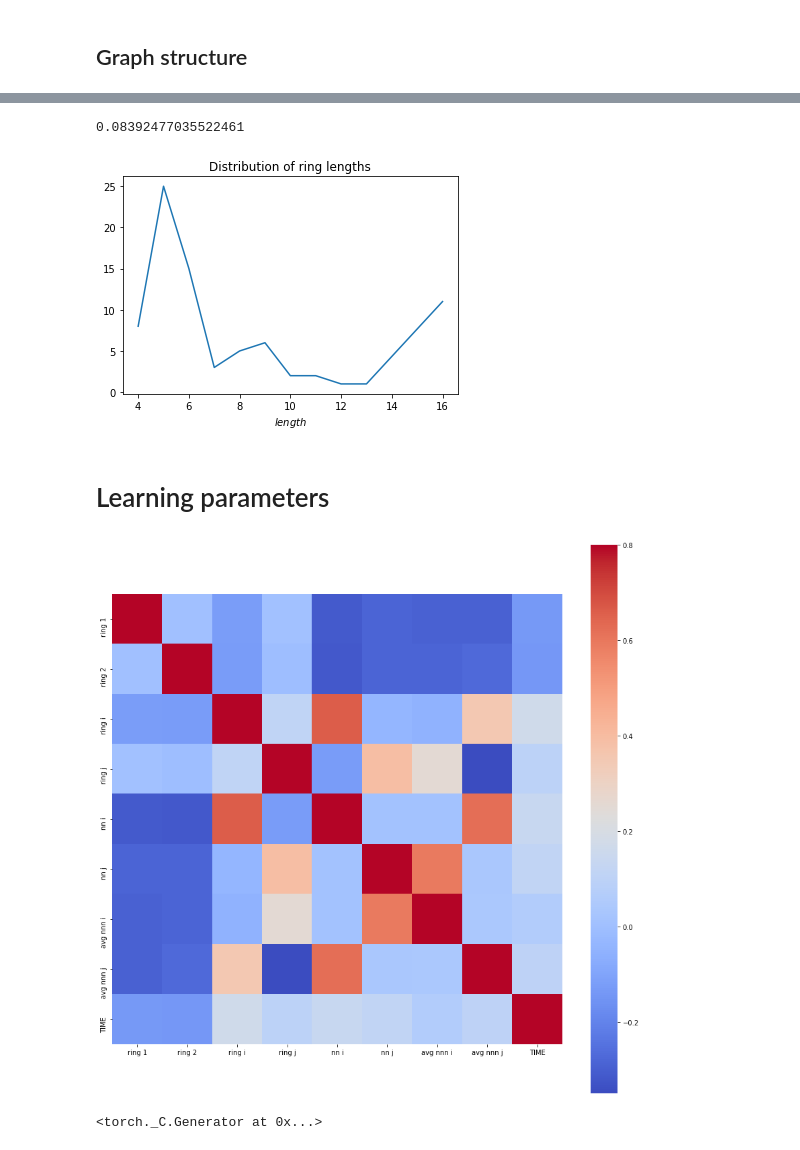
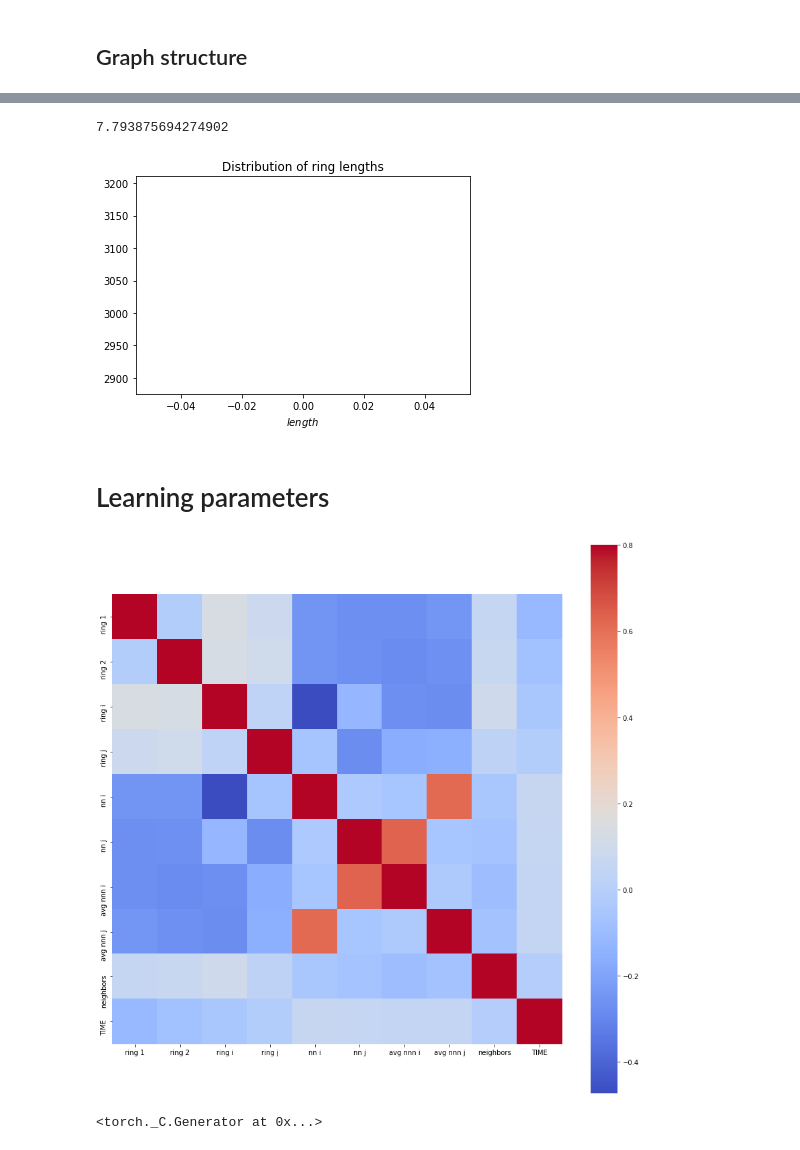
Before and after one commit to Simone7monaco/PatchyParticles, a Jupyter notebook: OrderParameters.ipynb, the cells around one changed output, grey strips where cells are left out. Cells and saved outputs as stored; diff of their text form; code cells hidden in the pictures.

```diff
--- a/OrderParameters.ipynb
+++ b/OrderParameters.ipynb
@@ -45,7 +40,7 @@ def nearestimage(v):
 # %%
 l = 0
 C=[]
-d=500; e=80
+d=500; e=85
 sname="snap."+str(e)+"."+str(d)+".patch"
 lname="breaklist_"+str(e)+"."+str(d)+".dat"
 with open(sname, "r") as snap:   #particle positions
@@ -77,6 +72,9 @@ with open(lname, "r") as file:  #Breaking Times
             events.append([int(tmp[0]), int(tmp[1]), float(tmp[3])])
 
 events=np.array(events)
+
+C_ind=[[C[i][0]]+[i] for i in range(len(C))]
+C_sort=sorted(C, key=lambda a: a[0])
 C=np.array(C)
 # %%
 dirs=["s", "d"]
@@ -129,6 +144,6 @@ def cycle(i, j, direction): #return LEN, PREV vertice and FOR vertice
 # %%
 G=[set() for i in range(N)]
-edgelist=deque()
+edgelist=[]
 y=[]
 
 for evs in events:
@@ -163,6 +178,6 @@ plt.show()
 # %%
 #NEW
-X = np.array([-1*np.ones(8) for i in range(len(edgelist))])
+X = np.array([-1*np.ones(9) for i in range(len(edgelist))])
 P= dict()
 t0= tm.time()
 for i in range(N):
@@ -170,26 +185,32 @@ for i in range(N):
     if len(G[i]) == 0: continue
     for j in G[i]:
         e_idx = edgelist.index({i,j})
-        if X[e_idx][0] == -1:
-            X[e_idx][0], p1 = cycle(i, j, "s")                                                 #finds left ring
+        if i<j:
+            X[e_idx][0], p1, c1 = cycle(i, j, "s")                                   #finds left ring
+            r2, p2, c2 = cycle(i, j, "d")                                            #finds right ring
+            X[e_idx][1]=r2 if p1 != p2 else 0.
 
-            if X[e_idx][0] != 0:
-                #if p1[1]!=i and p1[1]!=j: p1.reverse()
-                Di = next(v for v in p1 if v in G[i] and v!=j)
-                Dj = next(v for v in p1 if v in G[j] and v!=i)
+            if X[e_idx][0]*X[e_idx][1] != 0:                   #finds the extra ones only if the prev exist
+                Di = next(v for v in p1 if v in G[i] and v!=j) #NN of i in the loop
+                Dj = next(v for v in p1 if v in G[j] and v!=i) #NN of j in the loop
 
-                r2, p2 = cycle(i, j, "d")                                            #finds right ring
-                X[e_idx][1]=r2 if p1 != p2 else 0.
                 if len(G[i]) == 3:
-                    r3, p3 = cycle(i, Di, "f")
+                    direct = "s" if i<Di else "d"
+                    r3, p3 = cycle(i, Di, direct)[:-1]
                     X[e_idx][2] = r3 if (p3 !=p1 and p3 !=p2) else 0
+                else: X[e_idx][2]=0
+
                 if len(G[j]) == 3:
-                    r4, p4 = cycle(j, Dj, "f")
+                    direct = "d" if i<Di else "s"
+                    r4, p4 = cycle(j, Dj, direct)[:-1]
                     X[e_idx][3] = r4 if (p4 !=p1 and p4 !=p2) else 0
+                else: X[e_idx][3]=0
             else:
-                X[e_idx][1:4] = np.zeros(3)
+                X[e_idx][2:4] = np.zeros(2)
 
             X[e_idx][4:6] = np.array([len(G[i]), len(G[j])])
+            X[e_idx][8] = rneighbors(i,j)
+            #X[e_idx][9] = c1+c2
         avg += len(G[j])
 
     avg /= len(G[i])                                                             #finds 3
@@ -200,21 +221,21 @@ for i in range(N):
 
 print(tm.time()-t0)
 # %% [output]
-0.08392477035522461
+7.793875694274902
 # %%
 def cleanx(x):
     return 16 if (x==0 or x>15) else x
 
 X[:, 0:4]=[[cleanx(i) for i in x] for x in X[:, 0:4]]
 # %%
-l,occ=np.unique(X[:,0], return_counts=True)
+l,occ=np.unique(X[:,9], return_counts=True)
 occ[1:]=occ[1:]/l[1:]
 plt.plot(l, occ)
 plt.title("Distribution of ring lengths")
 plt.xlabel("$length$")
 plt.show()
 # %% [output]
-[figure, old version]
+[figure, new version]
 # %% [markdown]
 # Learning parameters
 # %%
@@ -234,16 +255,17 @@ torchy=torch.from_numpy(y).float().unsqueeze(1)
 # %%
 DF=np.hstack((X,np.atleast_2d(y).T))
 DF=pd.DataFrame(DF)
-DF.columns = ["ring 1", "ring 2", "ring i", "ring j", "nn i", "nn j", "avg nnn i", "avg nnn j", "TIME"]
+#DF.columns = ["ring 1", "ring 2", "ring i", "ring j", "nn i", "nn j", "avg nnn i", "avg nnn j", "neighbors", "concavity", "TIME"]
+DF.columns = ["ring 1", "ring 2", "ring i", "ring j", "nn i", "nn j", "avg nnn i", "avg nnn j", "neighbors", "TIME"]
 #DF.index=[str(e) for e in edgelist]
 
 C_mat = DF.corr()
 fig = plt.figure(figsize = (15,15))
 
 sb.heatmap(C_mat, vmax = .8, square = True, cmap="coolwarm")
 plt.show()
 # %% [output]
-[figure, old version]
+[figure, new version]
 # %%
 def test_train_split(X, y, test_fraction, shuffle=True):
     d_size = len(X)
```
Also changed, not shown: parts of 9 cells of this notebook.
